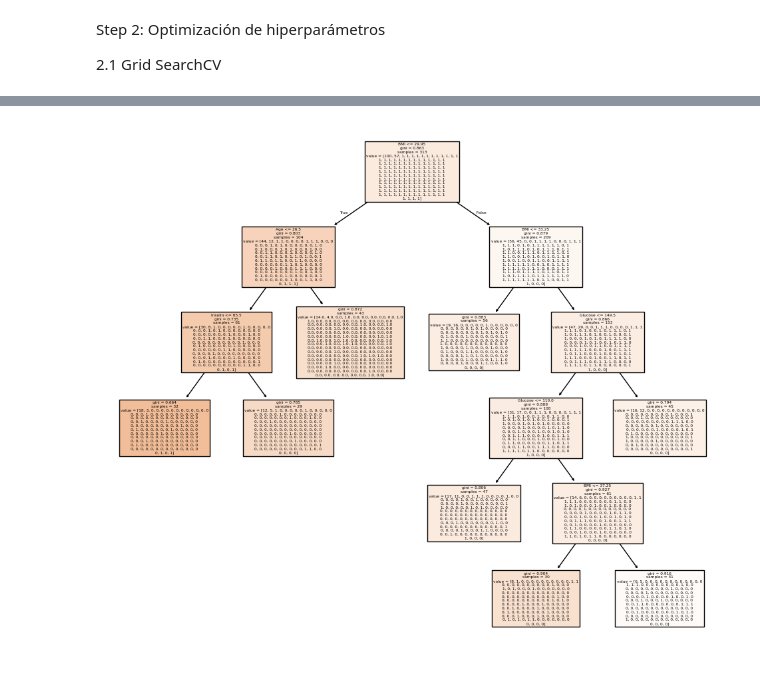
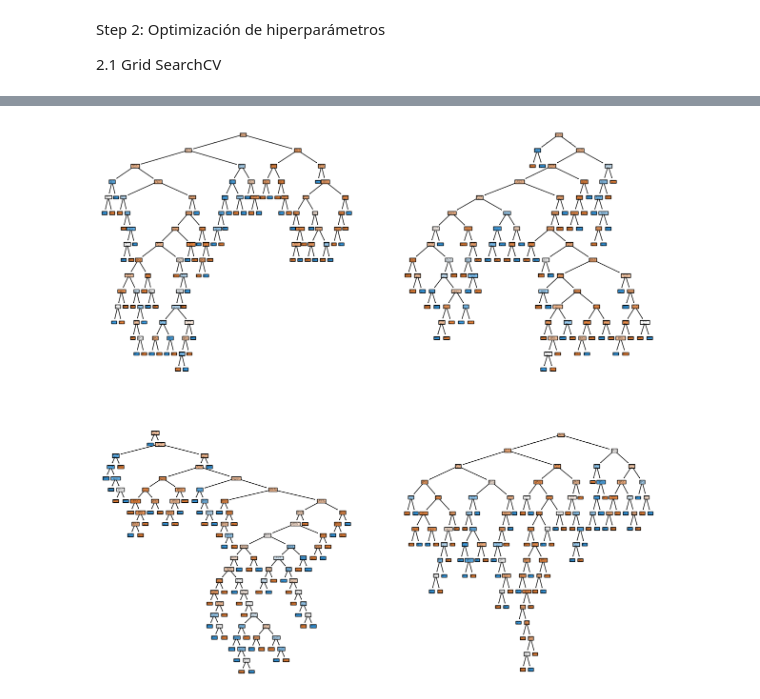
Before and after one commit to 4GeeksAcademy/RandomForestDiabetes_Cafedemanha94-25, a Jupyter notebook: src/explore (2).ipynb, the cells around one changed output, grey strips where cells are left out. Drawn from its saved outputs; the diff is of its cells as text; code cells hidden in the pictures.

```diff
--- a/src/explore (2).ipynb
+++ b/src/explore (2).ipynb
@@ -726,8 +774,12 @@ Step 2: Optimización de hiperparámetros
+# %%
+X_train, X_test, y_train, y_test = train_test_split(
+    X, y, test_size=0.2, random_state=42
+)
 # %%
-model = DecisionTreeClassifier(random_state = 42)
-model.fit(train_df, y_sub)
+model = RandomForestClassifier(random_state = 42)
+model.fit(train_dfs[0], y_train)
 y_pred = model.predict(test_dfs[0])
 
 base_accuracy = accuracy_score(y_test, y_pred)
-print(f" The base_accuracy is: {base_accuracy}")
+base_accuracy
 # %% [output]
@@ -734,0 +795,3 @@ print(f" The base_accuracy is: {base_accuracy}")
+# %%
+y_train = y_train.squeeze()
+y_test = y_test.squeeze()
@@ -734,0 +804,3 @@ print(f" The base_accuracy is: {base_accuracy}")
+# %%
+model = RandomForestClassifier(random_state=42)
+model.fit(train_dfs[0], y_train)
@@ -838,13 +886,31 @@ plt.show()
-# %%
-from sklearn.tree import plot_tree
-
-plt.figure(figsize=(12,10))
-
-plot_tree(model_grid,
-            feature_names = train_df.columns,
-                filled = True
-)
-
-plt.show()
-# %% [output]
-[figure, removed]
+# %%
+fig, axis = plt.subplots(2, 2, figsize = (15, 15))
+
+# We show the first 4 trees out of the 100 generated (default)
+tree.plot_tree(model.estimators_[0],
+                ax = axis[0, 0],
+                 feature_names = list(train_dfs[0].columns),
+                  class_names = ["0", "1"],
+                    filled = True)
+
+tree.plot_tree(model.estimators_[1],
+                ax = axis[0, 1],
+                  feature_names = list(train_dfs[0].columns),
+                    class_names = ["0", "1"],
+                      filled = True)
+
+tree.plot_tree(model.estimators_[2],
+                ax = axis[1, 0],
+                  feature_names = list(train_dfs[0].columns),
+                    class_names = ["0", "1"],
+                      filled = True)
+
+tree.plot_tree(model.estimators_[3],
+                ax = axis[1, 1],
+                  feature_names = list(train_dfs[0].columns),
+                    class_names = ["0", "1"],
+                      filled = True)
+
+plt.show()
+# %% [output]
+[figure, added]
```
Also changed, not shown: parts of 31 cells of this notebook, 7 other files.
